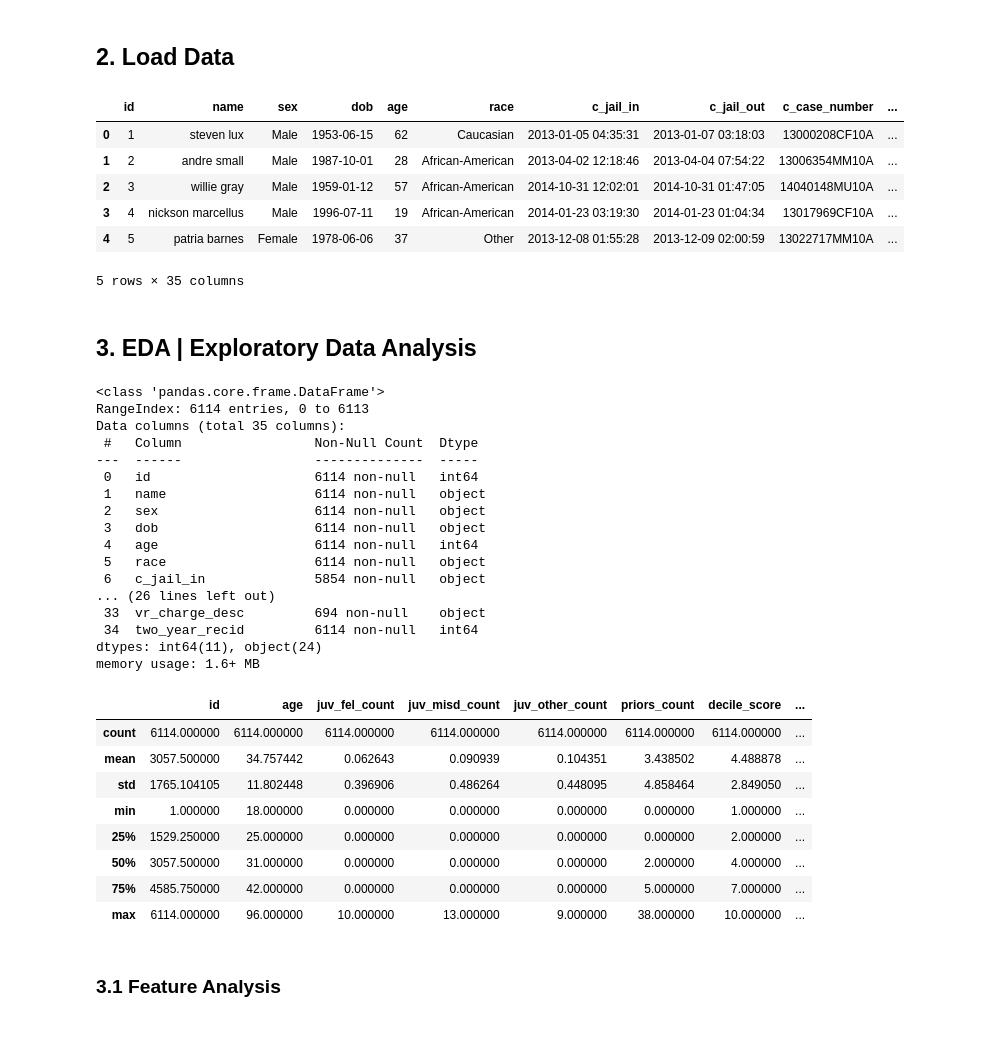
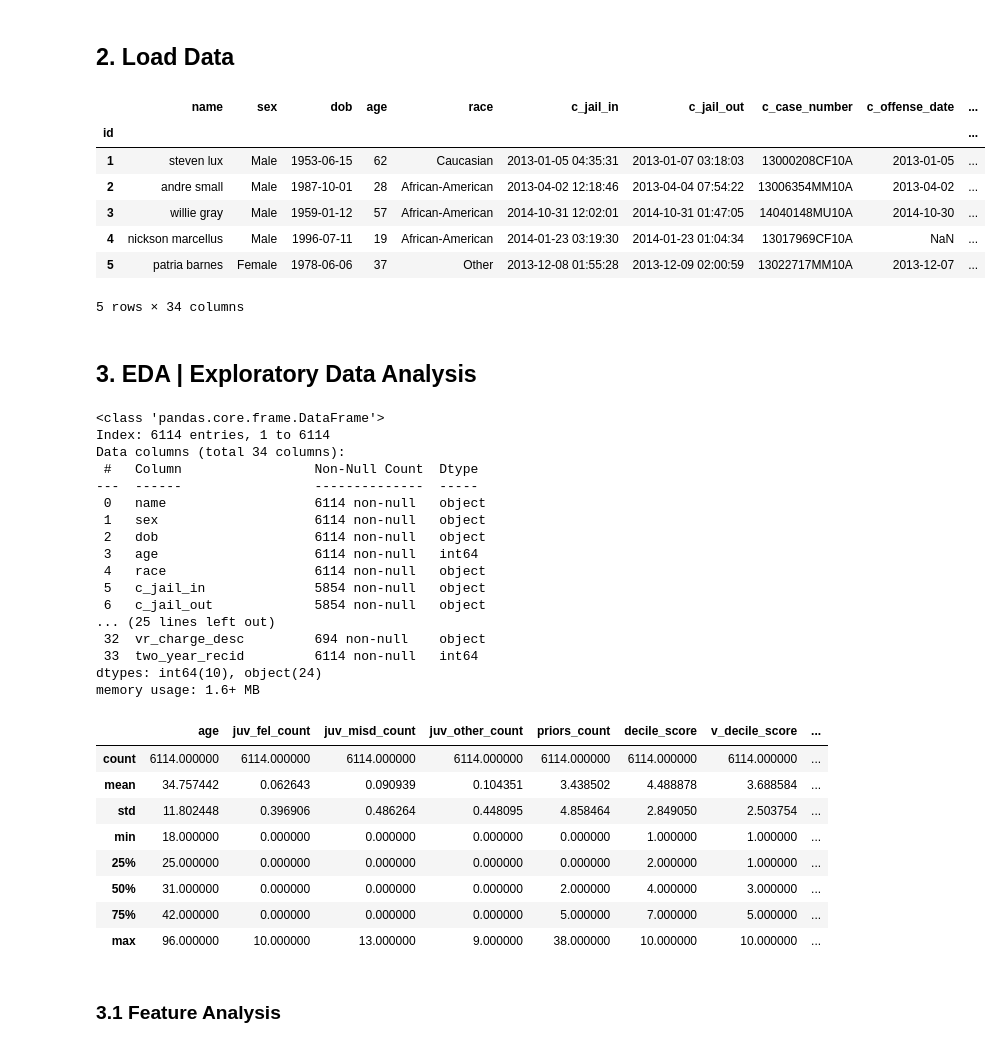
Before and after one commit to Ricky2080/capstone-project, a Jupyter notebook: Capstone Exploratory Data Analysis.ipynb, the cells around one changed output. Saved outputs shown, nothing was run; the diff lists cells and outputs as text; code cells hidden in the pictures.

```diff
--- a/Capstone Exploratory Data Analysis.ipynb
+++ b/Capstone Exploratory Data Analysis.ipynb
@@ -10,52 +10,53 @@ import numpy as np
 ## 2. Load Data
 # %%
 def load_data(file):
-    df = pd.read_csv(os.path.join("data", file))
+    df = pd.read_csv(os.path.join("data", file),index_col='id')
     return df
 data = load_data("two-years-recid.csv")
 data.head()
 # %% [output]
-|  | id | name | sex | dob | age | race | c_jail_in | c_jail_out | c_case_number | ... |
-| 0 | 1 | steven lux | Male | 1953-06-15 | 62 | Caucasian | 2013-01-05 04:35:31 | 2013-01-07 03:18:03 | 13000208CF10A | ... |
-| 1 | 2 | andre small | Male | 1987-10-01 | 28 | African-American | 2013-04-02 12:18:46 | 2013-04-04 07:54:22 | 13006354MM10A | ... |
-| 2 | 3 | willie gray | Male | 1959-01-12 | 57 | African-American | 2014-10-31 12:02:01 | 2014-10-31 01:47:05 | 14040148MU10A | ... |
-| 3 | 4 | nickson marcellus | Male | 1996-07-11 | 19 | African-American | 2014-01-23 03:19:30 | 2014-01-23 01:04:34 | 13017969CF10A | ... |
-| 4 | 5 | patria barnes | Female | 1978-06-06 | 37 | Other | 2013-12-08 01:55:28 | 2013-12-09 02:00:59 | 13022717MM10A | ... |
+|  | name | sex | dob | age | race | c_jail_in | c_jail_out | c_case_number | c_offense_date | ... |
+| id |  |  |  |  |  |  |  |  |  | ... |
+| 1 | steven lux | Male | 1953-06-15 | 62 | Caucasian | 2013-01-05 04:35:31 | 2013-01-07 03:18:03 | 13000208CF10A | 2013-01-05 | ... |
+| 2 | andre small | Male | 1987-10-01 | 28 | African-American | 2013-04-02 12:18:46 | 2013-04-04 07:54:22 | 13006354MM10A | 2013-04-02 | ... |
+| 3 | willie gray | Male | 1959-01-12 | 57 | African-American | 2014-10-31 12:02:01 | 2014-10-31 01:47:05 | 14040148MU10A | 2014-10-30 | ... |
+| 4 | nickson marcellus | Male | 1996-07-11 | 19 | African-American | 2014-01-23 03:19:30 | 2014-01-23 01:04:34 | 13017969CF10A | NaN | ... |
+| 5 | patria barnes | Female | 1978-06-06 | 37 | Other | 2013-12-08 01:55:28 | 2013-12-09 02:00:59 | 13022717MM10A | 2013-12-07 | ... |
-5 rows × 35 columns
+5 rows × 34 columns
 # %% [markdown]
 ## 3. EDA | Exploratory Data Analysis
 # %%
 data.info()
 # %% [output]
 <class 'pandas.core.frame.DataFrame'>
-RangeIndex: 6114 entries, 0 to 6113
-Data columns (total 35 columns):
+Index: 6114 entries, 1 to 6114
+Data columns (total 34 columns):
  #   Column                 Non-Null Count  Dtype
 ---  ------                 --------------  -----
- 0   id                     6114 non-null   int64
- 1   name                   6114 non-null   object
- 2   sex                    6114 non-null   object
- 3   dob                    6114 non-null   object
- 4   age                    6114 non-null   int64
- 5   race                   6114 non-null   object
- 6   c_jail_in              5854 non-null   object
-... (26 lines left out)
- 33  vr_charge_desc         694 non-null    object
- 34  two_year_recid         6114 non-null   int64
-dtypes: int64(11), object(24)
+ 0   name                   6114 non-null   object
+ 1   sex                    6114 non-null   object
+ 2   dob                    6114 non-null   object
+ 3   age                    6114 non-null   int64
+ 4   race                   6114 non-null   object
+ 5   c_jail_in              5854 non-null   object
+ 6   c_jail_out             5854 non-null   object
+... (25 lines left out)
+ 32  vr_charge_desc         694 non-null    object
+ 33  two_year_recid         6114 non-null   int64
+dtypes: int64(10), object(24)
 memory usage: 1.6+ MB
 # %%
 data.describe()
 # %% [output]
-|  | id | age | juv_fel_count | juv_misd_count | juv_other_count | priors_count | decile_score | ... |
+|  | age | juv_fel_count | juv_misd_count | juv_other_count | priors_count | decile_score | v_decile_score | ... |
 | count | 6114.000000 | 6114.000000 | 6114.000000 | 6114.000000 | 6114.000000 | 6114.000000 | 6114.000000 | ... |
-| mean | 3057.500000 | 34.757442 | 0.062643 | 0.090939 | 0.104351 | 3.438502 | 4.488878 | ... |
-| std | 1765.104105 | 11.802448 | 0.396906 | 0.486264 | 0.448095 | 4.858464 | 2.849050 | ... |
-| min | 1.000000 | 18.000000 | 0.000000 | 0.000000 | 0.000000 | 0.000000 | 1.000000 | ... |
-| 25% | 1529.250000 | 25.000000 | 0.000000 | 0.000000 | 0.000000 | 0.000000 | 2.000000 | ... |
-| 50% | 3057.500000 | 31.000000 | 0.000000 | 0.000000 | 0.000000 | 2.000000 | 4.000000 | ... |
-| 75% | 4585.750000 | 42.000000 | 0.000000 | 0.000000 | 0.000000 | 5.000000 | 7.000000 | ... |
-| max | 6114.000000 | 96.000000 | 10.000000 | 13.000000 | 9.000000 | 38.000000 | 10.000000 | ... |
+| mean | 34.757442 | 0.062643 | 0.090939 | 0.104351 | 3.438502 | 4.488878 | 3.688584 | ... |
+| std | 11.802448 | 0.396906 | 0.486264 | 0.448095 | 4.858464 | 2.849050 | 2.503754 | ... |
+| min | 18.000000 | 0.000000 | 0.000000 | 0.000000 | 0.000000 | 1.000000 | 1.000000 | ... |
+| 25% | 25.000000 | 0.000000 | 0.000000 | 0.000000 | 0.000000 | 2.000000 | 1.000000 | ... |
+| 50% | 31.000000 | 0.000000 | 0.000000 | 0.000000 | 2.000000 | 4.000000 | 3.000000 | ... |
+| 75% | 42.000000 | 0.000000 | 0.000000 | 0.000000 | 5.000000 | 7.000000 | 5.000000 | ... |
+| max | 96.000000 | 10.000000 | 13.000000 | 9.000000 | 38.000000 | 10.000000 | 10.000000 | ... |
 # %% [markdown]
 ### 3.1 Feature Analysis
 # %%
```
Also changed, not shown: parts of 40 cells of this notebook, 10 other files.
